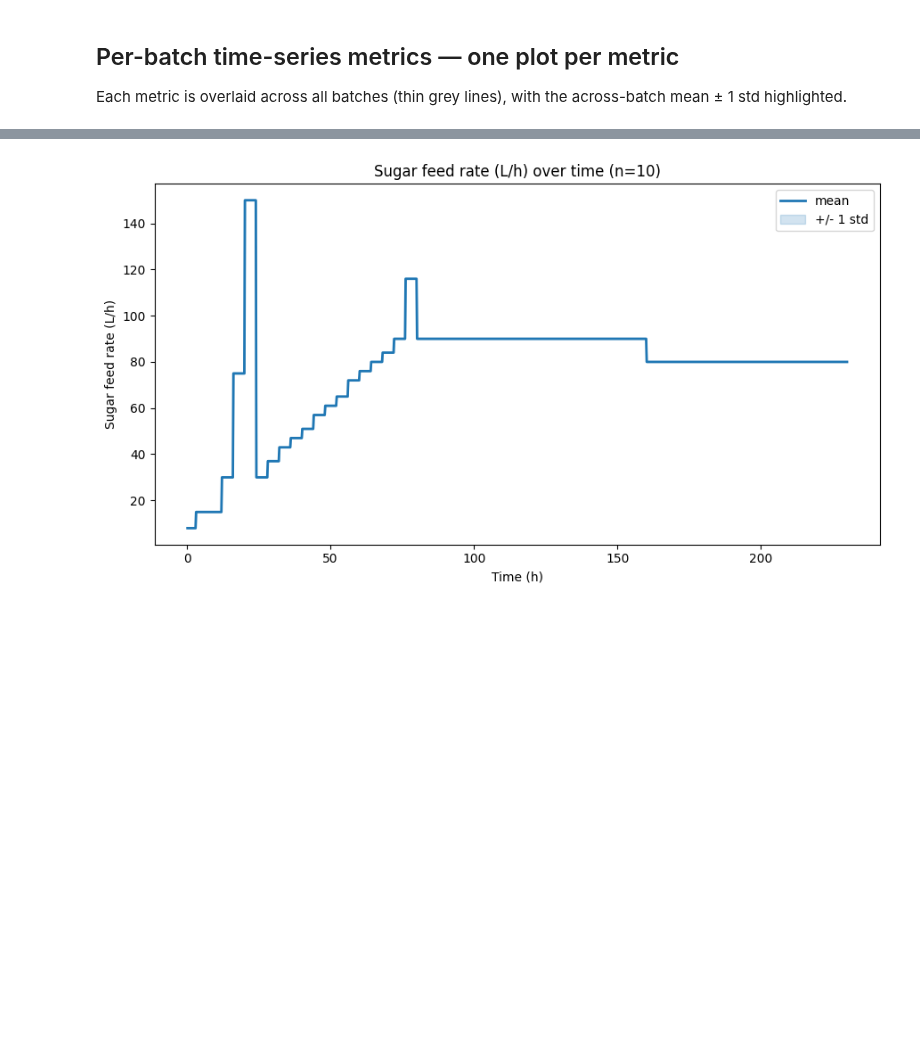
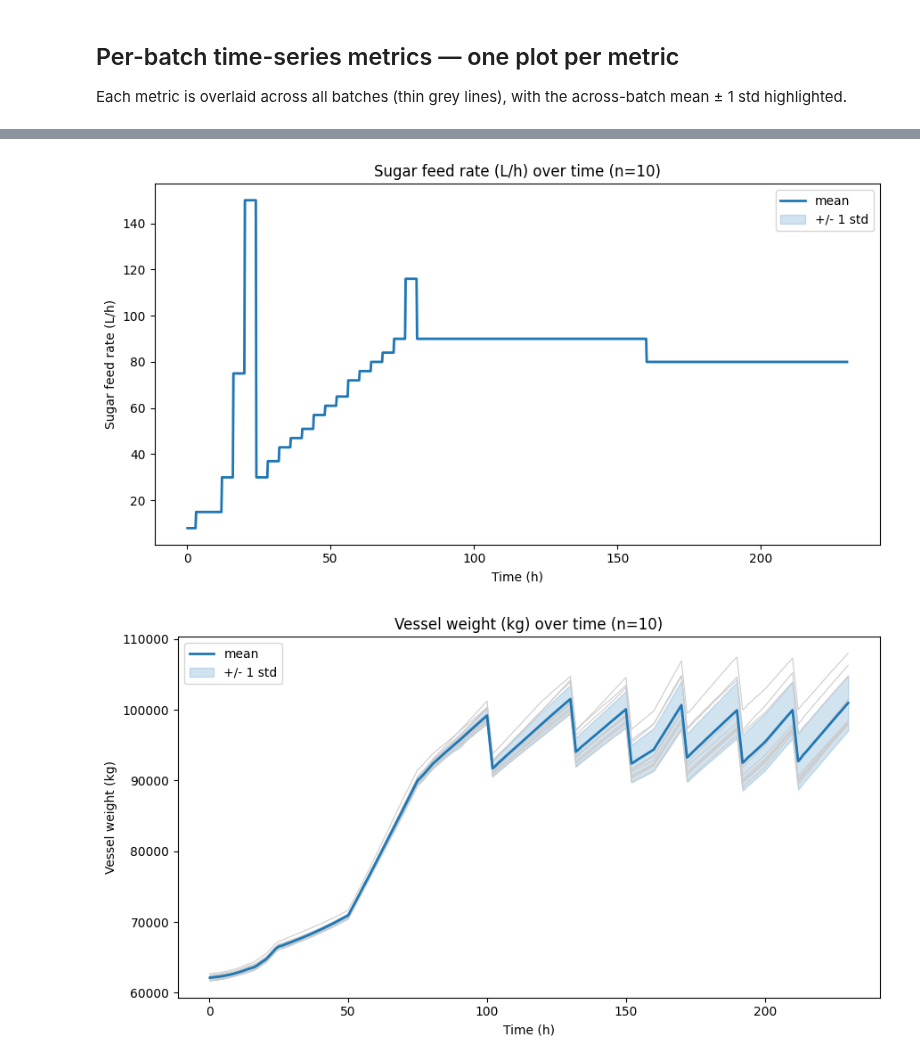
Before and after one commit to Rocyzas/pensim_mcpilco, a Jupyter notebook: pensim_mcpilco/experiments/00_batch_recipe_generation.ipynb, the cells around one changed output, grey strips where cells are left out. Cells and saved outputs as stored; diff of their text form; code cells hidden in the pictures; blank space fills up the shorter version.

```diff
--- a/pensim_mcpilco/experiments/00_batch_recipe_generation.ipynb
+++ b/pensim_mcpilco/experiments/00_batch_recipe_generation.ipynb
@@ -148,30 +176,35 @@ Each metric is overlaid across all batches (thin grey lines), with the across-ba
 timeseries = {
     "Penicillin concentration (g/L)": conc_df,
     "PAA concentration (mg/L)": paa_df,
     "Viscosity (cP)": visc_df,
     "PAA flow-rate setpoint (L/h)": fpaa_df,
     "Sugar feed rate (L/h)": fs_df,
+    "Vessel weight (kg)": wt_df,
+    "Dissolved oxygen DO2 (mg/L)": do2_df,
+    "Biomass X (g/L)": x_df,
+    "Substrate S (g/L)": s_df,
     # "Culture age (∫X dt)": age_df,
 }
 
 for label, tdf in timeseries.items():
     mean_curve = tdf.mean(axis=1)
     std_curve = tdf.std(axis=1)
     fig, ax = plt.subplots(figsize=(9, 5))
     for c in tdf.columns:
         ax.plot(tdf.index, tdf[c], color="0.8", linewidth=0.8)
     ax.plot(mean_curve.index, mean_curve, color="C0", linewidth=2, label="mean")
     ax.fill_between(mean_curve.index, mean_curve - std_curve, mean_curve + std_curve,
                     color="C0", alpha=0.2, label="+/- 1 std")
     ax.set_xlabel("Time (h)")
     ax.set_ylabel(label)
     ax.set_title(f"{label} over time (n={N_BATCHES})")
     ax.legend()
     fig.tight_layout()
     plt.show()
 # %% [output]
 [figure]
 [figure]
 [figure]
 [figure]
 [figure]
+[figure, added]
```
Also changed, not shown: parts of 4 cells of this notebook, 9 other files.
